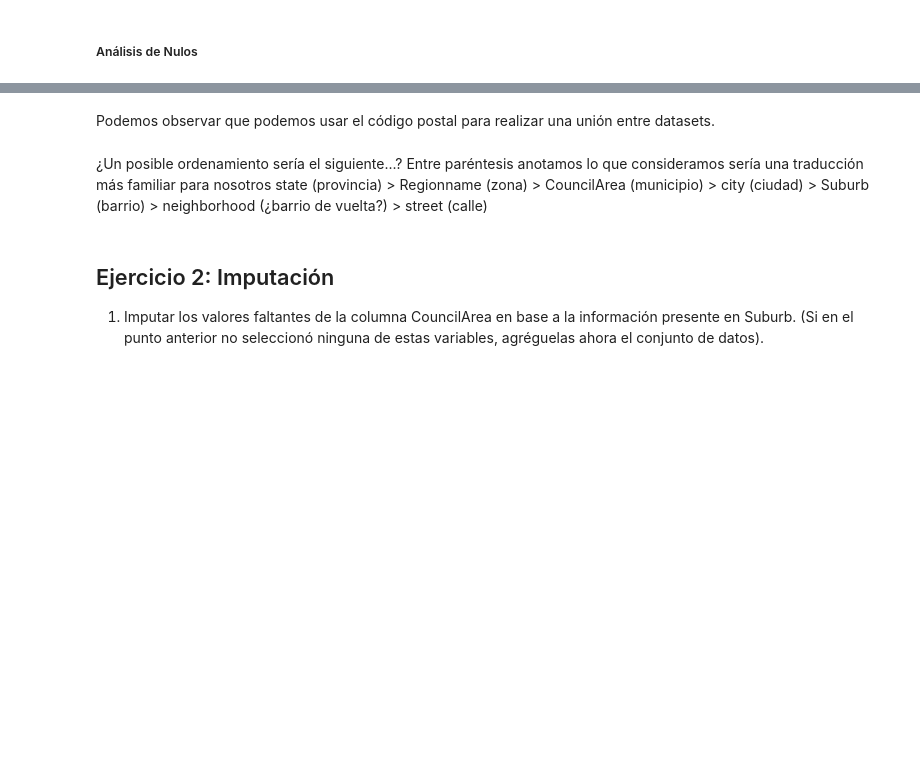
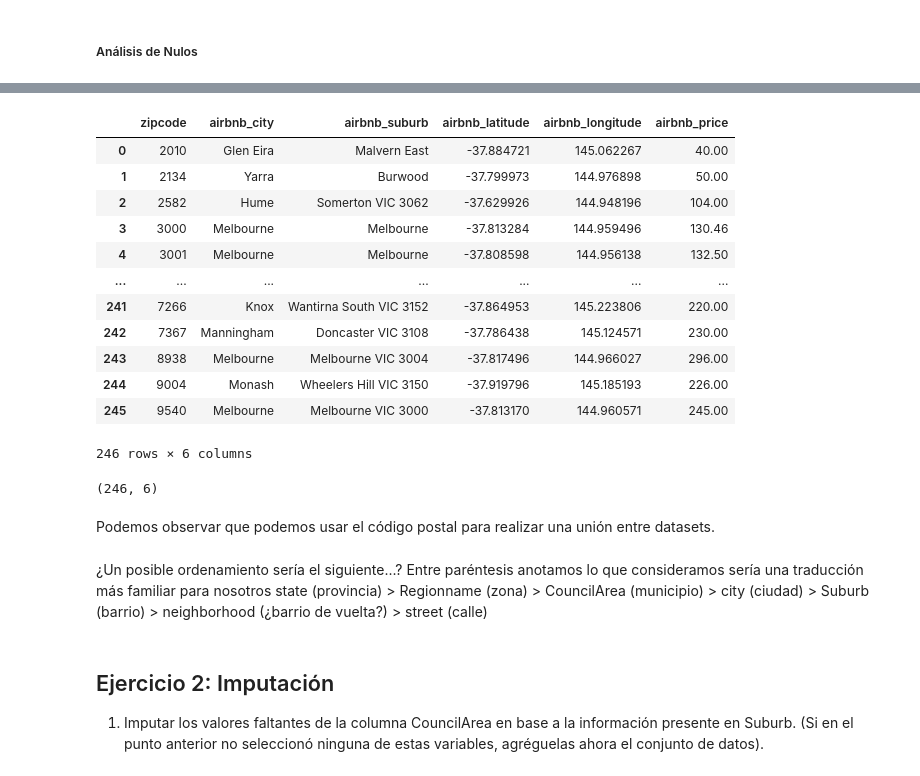
Before and after one commit to JIBarrionuevoGaltier/DiploDatos2021_Grupo_4, a Jupyter notebook: 02_EyCD/Entregable_Parte_1.ipynb, the cells around one changed output, grey strips where cells are left out. Drawn from its saved outputs; the diff is of its cells as text; code cells hidden in the pictures; blank space fills up the shorter version.

```diff
--- a/02_EyCD/Entregable_Parte_1.ipynb
+++ b/02_EyCD/Entregable_Parte_1.ipynb
@@ -1033,3 +1233,30 @@ Podemos ver que las columnas **neighborhood_overview** y **neighborhood**
+# %%
+airbnb_df_final = airbnb_df_2.groupby(by=['zipcode']) \
+                            .agg(airbnb_city = ('city',pd.Series.mode),
+                                 airbnb_suburb = ('suburb',pd.Series.mode),
+                                 airbnb_latitude = ('latitude','mean'),
+                                 airbnb_longitude = ('longitude','mean'),
+                                 airbnb_price = ('price','mean')).reset_index()
+airbnb_df_final.airbnb_price = airbnb_df_final.airbnb_price.round(2)
+airbnb_df_final
+# %% [output]
+|  | zipcode | airbnb_city | airbnb_suburb | airbnb_latitude | airbnb_longitude | airbnb_price |
+| 0 | 2010 | Glen Eira | Malvern East | -37.884721 | 145.062267 | 40.00 |
+| 1 | 2134 | Yarra | Burwood | -37.799973 | 144.976898 | 50.00 |
+| 2 | 2582 | Hume | Somerton VIC 3062 | -37.629926 | 144.948196 | 104.00 |
+| 3 | 3000 | Melbourne | Melbourne | -37.813284 | 144.959496 | 130.46 |
+| 4 | 3001 | Melbourne | Melbourne | -37.808598 | 144.956138 | 132.50 |
+| ... | ... | ... | ... | ... | ... | ... |
+| 241 | 7266 | Knox | Wantirna South VIC 3152 | -37.864953 | 145.223806 | 220.00 |
+| 242 | 7367 | Manningham | Doncaster VIC 3108 | -37.786438 | 145.124571 | 230.00 |
+| 243 | 8938 | Melbourne | Melbourne VIC 3004 | -37.817496 | 144.966027 | 296.00 |
+| 244 | 9004 | Monash | Wheelers Hill VIC 3150 | -37.919796 | 145.185193 | 226.00 |
+| 245 | 9540 | Melbourne | Melbourne VIC 3000 | -37.813170 | 144.960571 | 245.00 |
+246 rows × 6 columns
+# %%
+airbnb_df_final.shape
+# %% [output]
+(246, 6)
 # %% [markdown]
 Podemos observar que podemos usar el código postal para realizar una unión entre datasets.
 # %%
```
Also changed, not shown: parts of 32 cells of this notebook.
